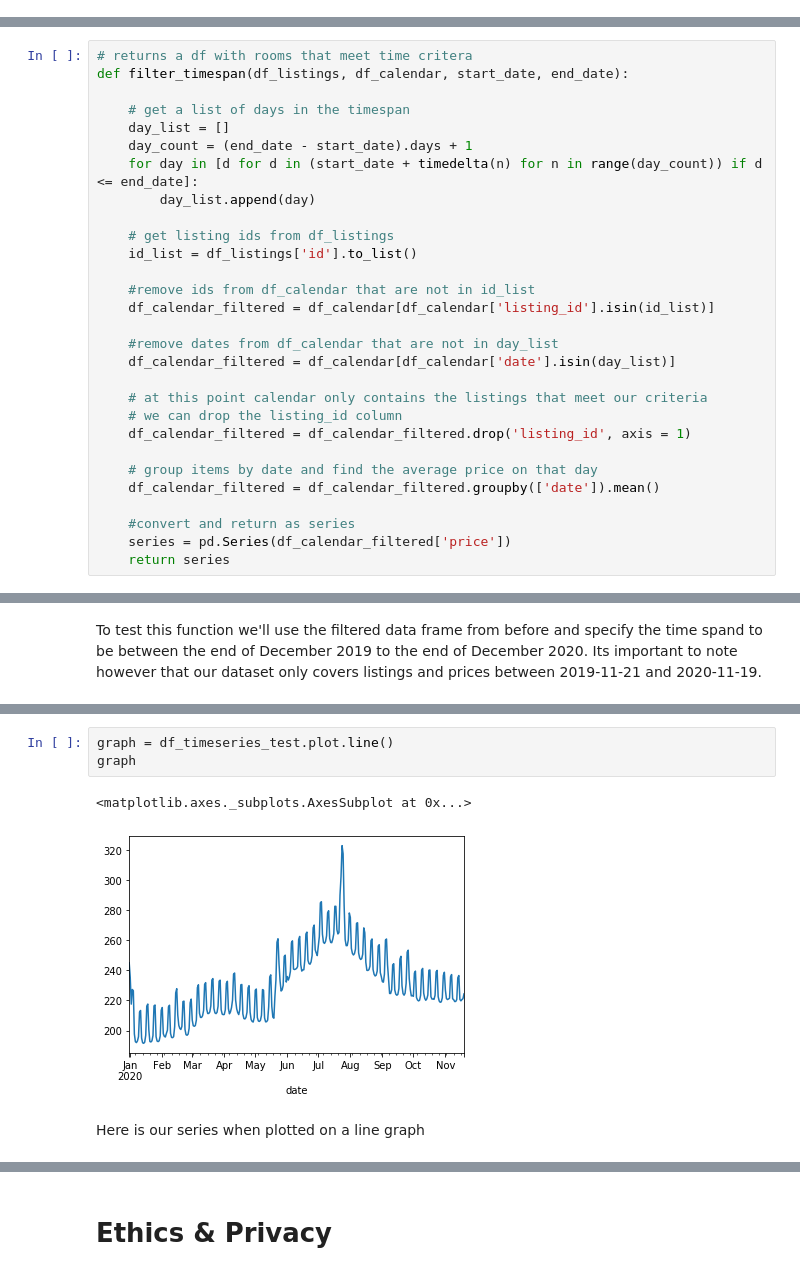
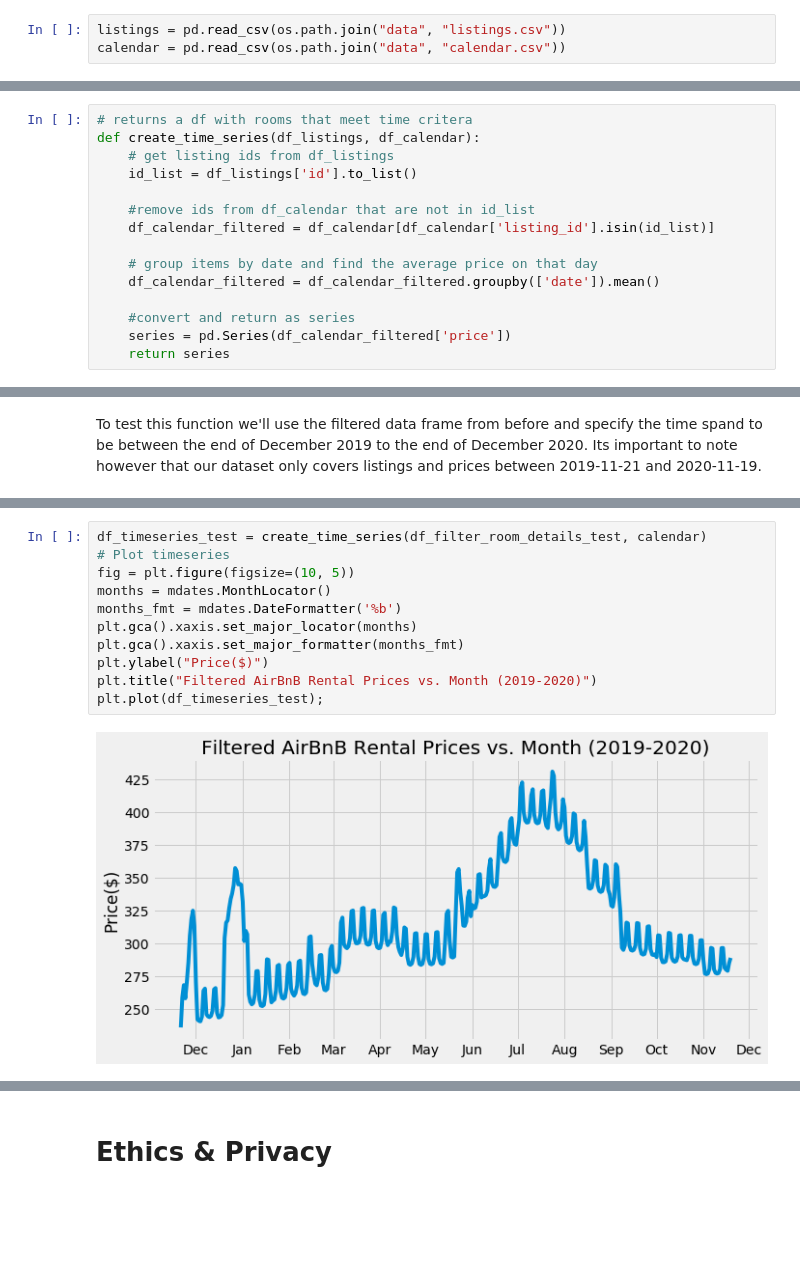
Before and after one commit to Shen-Andrew/Cogs108-Group-Project, a Jupyter notebook: FinalProject_group058.ipynb, the cells around one changed output, grey strips where cells are left out. Cells and saved outputs as stored; diff of their text form; blank space fills up the shorter version.

Commit message:
Added modeling report and visualizations

```diff
--- a/FinalProject_group058.ipynb
+++ b/FinalProject_group058.ipynb
@@ -74,3 +83,6 @@ calendar = pd.read_csv('calendar.csv')
+# %%
+listings = pd.read_csv(os.path.join("data", "listings.csv"))
+calendar = pd.read_csv(os.path.join("data", "calendar.csv"))
 # %% [markdown]
 # Data Cleaning
 # %% [markdown]
@@ -214,26 +209,12 @@ As you can see there are 321 listings on AirBnb that meet those 3 criteria. Beca
 Now we will take the dataframe created from filter_room_details and the users given time frame inorder to gather the prices for each listing over the time span given.
 # %%
 # returns a df with rooms that meet time critera
-def filter_timespan(df_listings, df_calendar, start_date, end_date):
-
-    # get a list of days in the timespan
-    day_list = []
-    day_count = (end_date - start_date).days + 1
-    for day in [d for d in (start_date + timedelta(n) for n in range(day_count)) if d <= end_date]:
-        day_list.append(day)
-
+def create_time_series(df_listings, df_calendar):
     # get listing ids from df_listings
     id_list = df_listings['id'].to_list()
 
     #remove ids from df_calendar that are not in id_list
     df_calendar_filtered = df_calendar[df_calendar['listing_id'].isin(id_list)]
-
-    #remove dates from df_calendar that are not in day_list
-    df_calendar_filtered = df_calendar[df_calendar['date'].isin(day_list)]
-
-    # at this point calendar only contains the listings that meet our criteria
-    # we can drop the listing_id column
-    df_calendar_filtered = df_calendar_filtered.drop('listing_id', axis = 1)
 
     # group items by date and find the average price on that day
     df_calendar_filtered = df_calendar_filtered.groupby(['date']).mean()
@@ -268,8 +229,13 @@ Name: price, Length: 325, dtype: float64
-# %%
-graph = df_timeseries_test.plot.line()
-graph
-# %% [output]
-<matplotlib.axes._subplots.AxesSubplot at 0x...>
-[figure, removed]
-# %% [markdown]
-Here is our series when plotted on a line graph
+# %%
+df_timeseries_test = create_time_series(df_filter_room_details_test, calendar)
+# Plot timeseries
+fig = plt.figure(figsize=(10, 5))
+months = mdates.MonthLocator()
+months_fmt = mdates.DateFormatter('%b')
+plt.gca().xaxis.set_major_locator(months)
+plt.gca().xaxis.set_major_formatter(months_fmt)
+plt.ylabel("Price($)")
+plt.title("Filtered AirBnB Rental Prices vs. Month (2019-2020)")
+plt.plot(df_timeseries_test);
+# %% [output]
+[figure, added]
```
Also changed, not shown: parts of 45 cells of this notebook, 2 other files.
